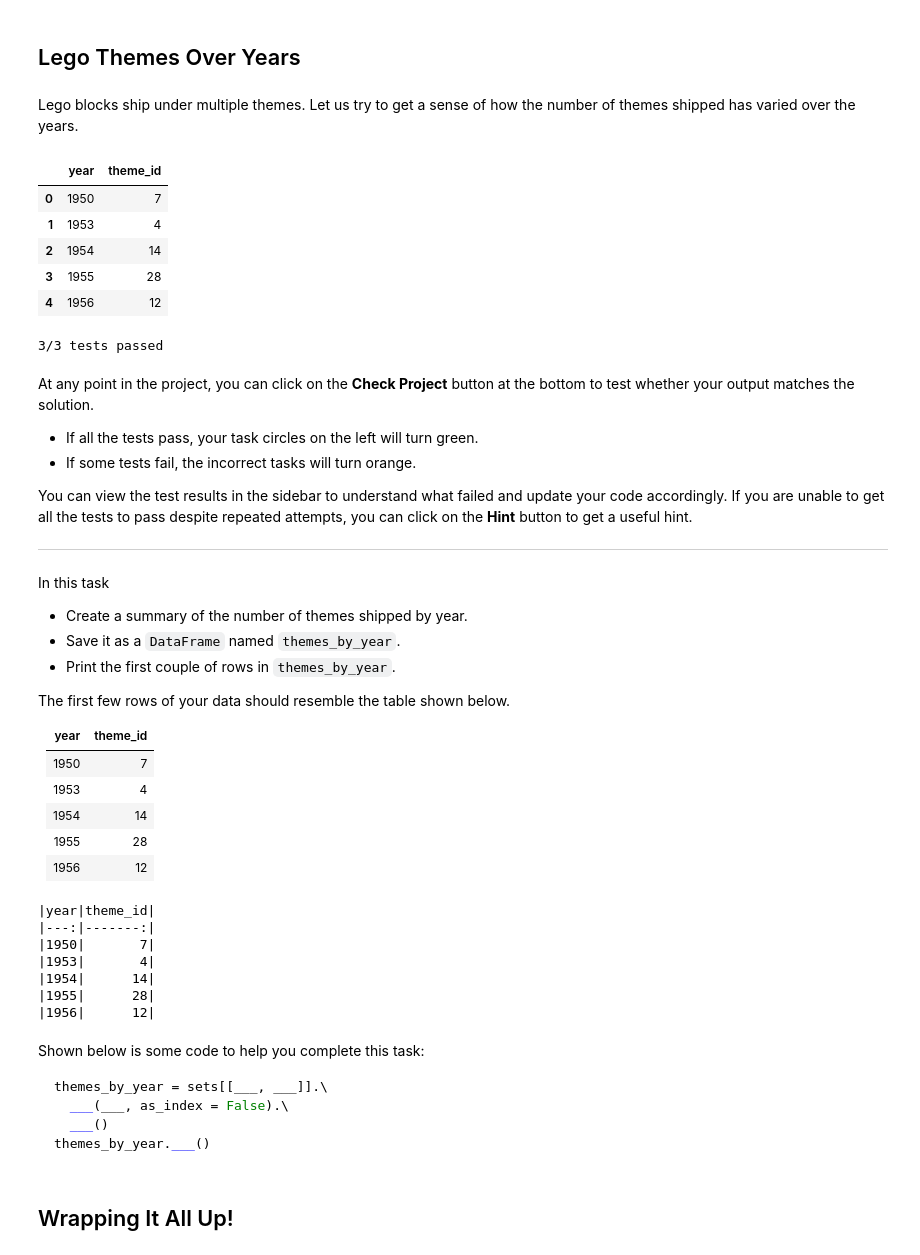
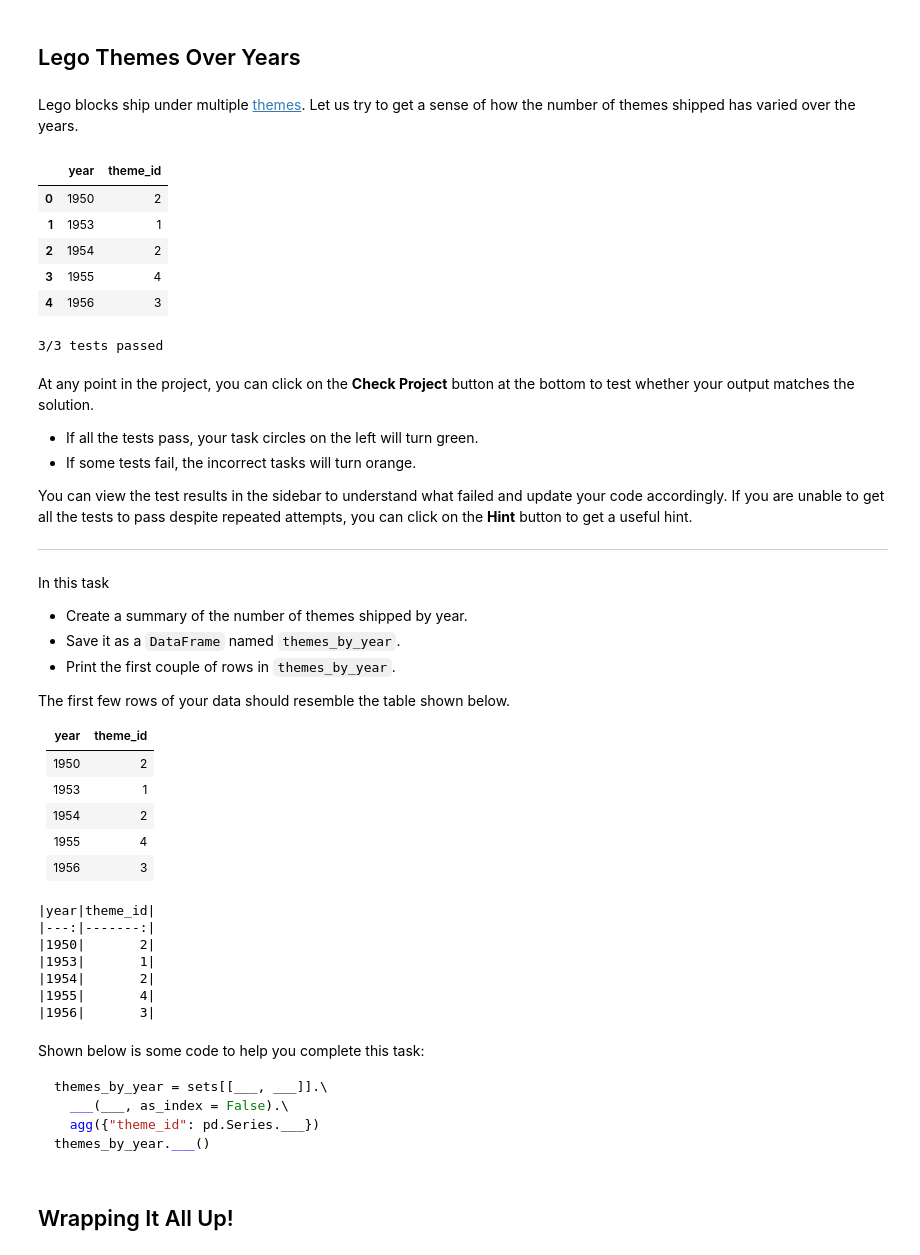
Before and after one commit to kangminsuk/projects-example-brainiak, a Jupyter notebook: project.ipynb, the cells around one changed output. Drawn from its saved outputs; the diff is of its cells as text; code cells hidden in the pictures.

````diff
--- a/project.ipynb
+++ b/project.ipynb
@@ -290,20 +302,20 @@ parts_by_year.plot(x = ___, y = ___)
 # %% [markdown]
 ## Lego Themes Over Years
 # %% [markdown]
-Lego blocks ship under multiple themes. Let us try to get a sense of how the number of themes shipped has varied over the years.
+Lego blocks ship under multiple [themes](https://shop.lego.com/en-US/Themes). Let us try to get a sense of how the number of themes shipped has varied over the years.
 # %%
 # themes_by_year: Number of themes shipped by year
 themes_by_year = sets[['year', 'theme_id']].\
   groupby('year', as_index = False).\
-  count()
+  agg({"theme_id": pd.Series.nunique})
 themes_by_year.head()
 # %% [output]
 |  | year | theme_id |
-| 0 | 1950 | 7 |
-| 1 | 1953 | 4 |
-| 2 | 1954 | 14 |
-| 3 | 1955 | 28 |
-| 4 | 1956 | 12 |
+| 0 | 1950 | 2 |
+| 1 | 1953 | 1 |
+| 2 | 1954 | 2 |
+| 3 | 1955 | 4 |
+| 4 | 1956 | 3 |
 # %%
 %%nose
 def test_themes_by_year_exists():
@@ -335,22 +347,22 @@ The first few rows of your data should resemble the table shown below.
 
 |year|theme_id|
 |---:|-------:|
-|1950|       7|
-|1953|       4|
-|1954|      14|
-|1955|      28|
-|1956|      12|
+|1950|       2|
+|1953|       1|
+|1954|       2|
+|1955|       4|
+|1956|       3|
 # %%
 
 df_to_md(themes_by_year.head())
 # %% [output]
 |year|theme_id|
 |---:|-------:|
-|1950|       7|
-|1953|       4|
-|1954|      14|
-|1955|      28|
-|1956|      12|
+|1950|       2|
+|1953|       1|
+|1954|       2|
+|1955|       4|
+|1956|       3|
 # %%
 # themes_by_year: Number of themes shipped by year
 # -- YOUR CODE HERE --
@@ -360,7 +372,7 @@ Shown below is some code to help you complete this task:
 ```python
 themes_by_year = sets[[___, ___]].\
   ___(___, as_index = False).\
-  ___()
+  agg({"theme_id": pd.Series.___})
 themes_by_year.___()
 ```
 # %% [markdown]
````
Also changed, not shown: parts of 5 cells of this notebook.
